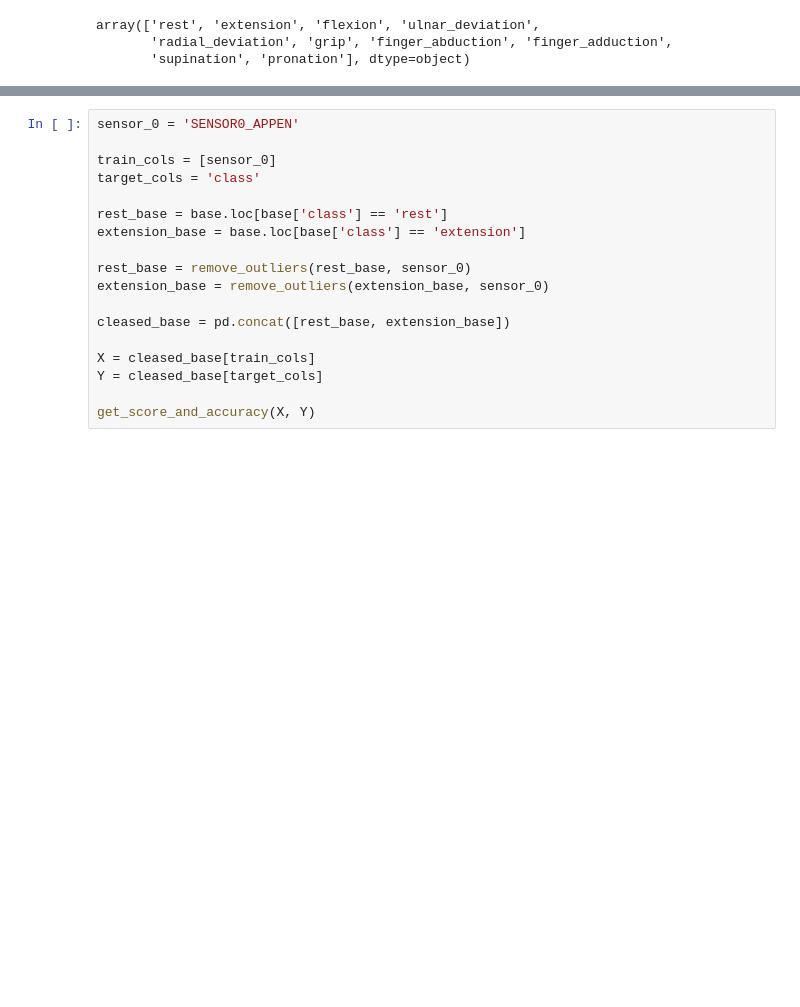
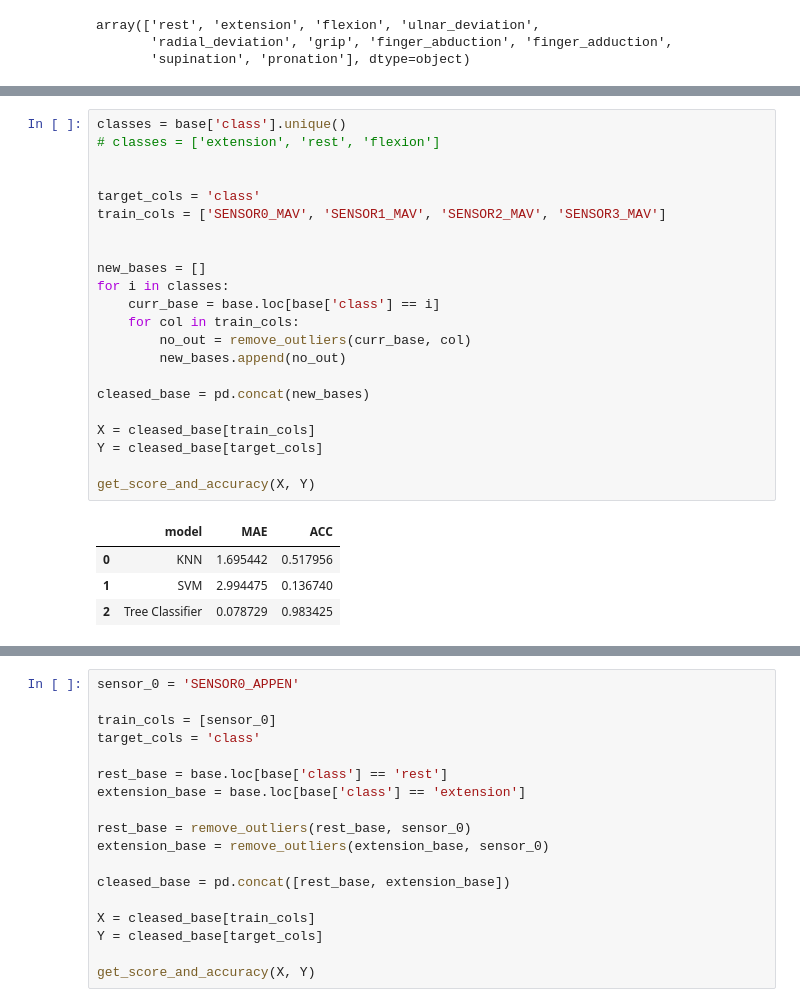
Before and after one commit to Beloin/TCC-HandMovementClassifier, a Jupyter notebook: classifier_test04.ipynb, the cells around one changed output, grey strips where cells are left out. Drawn from its saved outputs; the diff is of its cells as text; blank space fills up the shorter version.

```diff
--- a/classifier_test04.ipynb
+++ b/classifier_test04.ipynb
@@ -188,0 +277,27 @@ get_score_and_accuracy(X, Y)
+# %%
+classes = base['class'].unique()
+# classes = ['extension', 'rest', 'flexion']
+
+
+target_cols = 'class'
+train_cols = ['SENSOR0_MAV', 'SENSOR1_MAV', 'SENSOR2_MAV', 'SENSOR3_MAV']
+
+
+new_bases = []
+for i in classes:
+    curr_base = base.loc[base['class'] == i]
+    for col in train_cols:
+        no_out = remove_outliers(curr_base, col)
+        new_bases.append(no_out)
+
+cleased_base = pd.concat(new_bases)
+
+X = cleased_base[train_cols]
+Y = cleased_base[target_cols]
+
+get_score_and_accuracy(X, Y)
+# %% [output]
+|  | model | MAE | ACC |
+| 0 | KNN | 1.695442 | 0.517956 |
+| 1 | SVM | 2.994475 | 0.136740 |
+| 2 | Tree Classifier | 0.078729 | 0.983425 |
```
Also changed, not shown: parts of 5 cells of this notebook.
